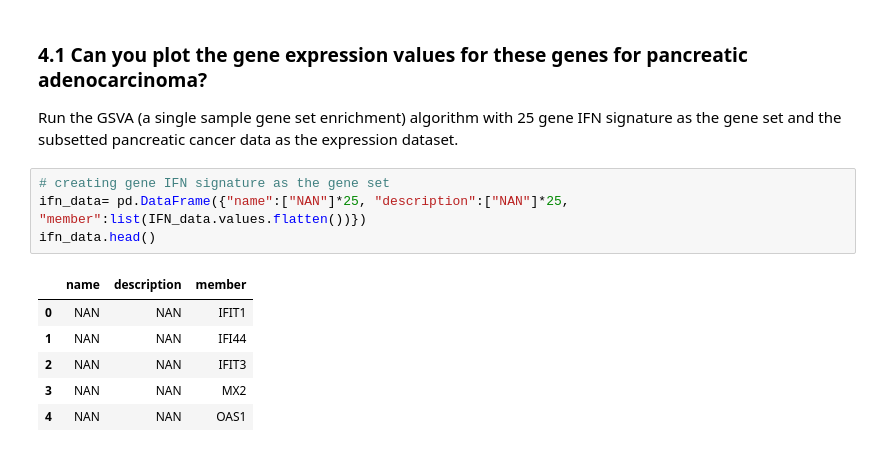
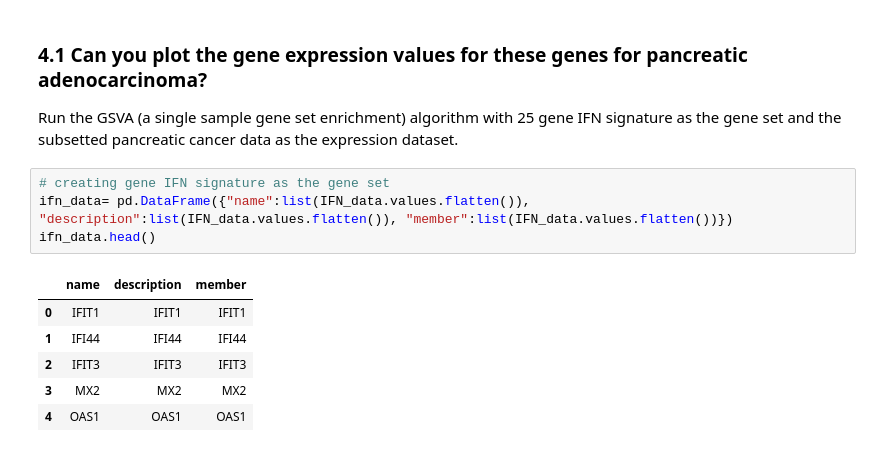
Before and after one commit to adityaadarsh/Data-analyses-on-Gene-seq-Bioinformation-data-, a Jupyter notebook: Assignment.ipynb, the cells around one changed output. Saved outputs shown, nothing was run; the diff lists cells and outputs as text.

```diff
--- a/Assignment.ipynb
+++ b/Assignment.ipynb
@@ -377,13 +377,13 @@ plt.show()
 Run the GSVA (a single sample gene set enrichment) algorithm with 25 gene IFN signature as the gene set and the subsetted pancreatic cancer data as the expression dataset.
 # %%
 # creating gene IFN signature as the gene set
-ifn_data= pd.DataFrame({"name":["NAN"]*25, "description":["NAN"]*25, "member":list(IFN_data.values.flatten())})
+ifn_data= pd.DataFrame({"name":list(IFN_data.values.flatten()), "description":list(IFN_data.values.flatten()), "member":list(IFN_data.values.flatten())})
 ifn_data.head()
 # %% [output]
 |  | name | description | member |
-| 0 | NAN | NAN | IFIT1 |
-| 1 | NAN | NAN | IFI44 |
-| 2 | NAN | NAN | IFIT3 |
-| 3 | NAN | NAN | MX2 |
-| 4 | NAN | NAN | OAS1 |
+| 0 | IFIT1 | IFIT1 | IFIT1 |
+| 1 | IFI44 | IFI44 | IFI44 |
+| 2 | IFIT3 | IFIT3 | IFIT3 |
+| 3 | MX2 | MX2 | MX2 |
+| 4 | OAS1 | OAS1 | OAS1 |
 # %%
```
Also changed, not shown: parts of 9 cells of this notebook.
